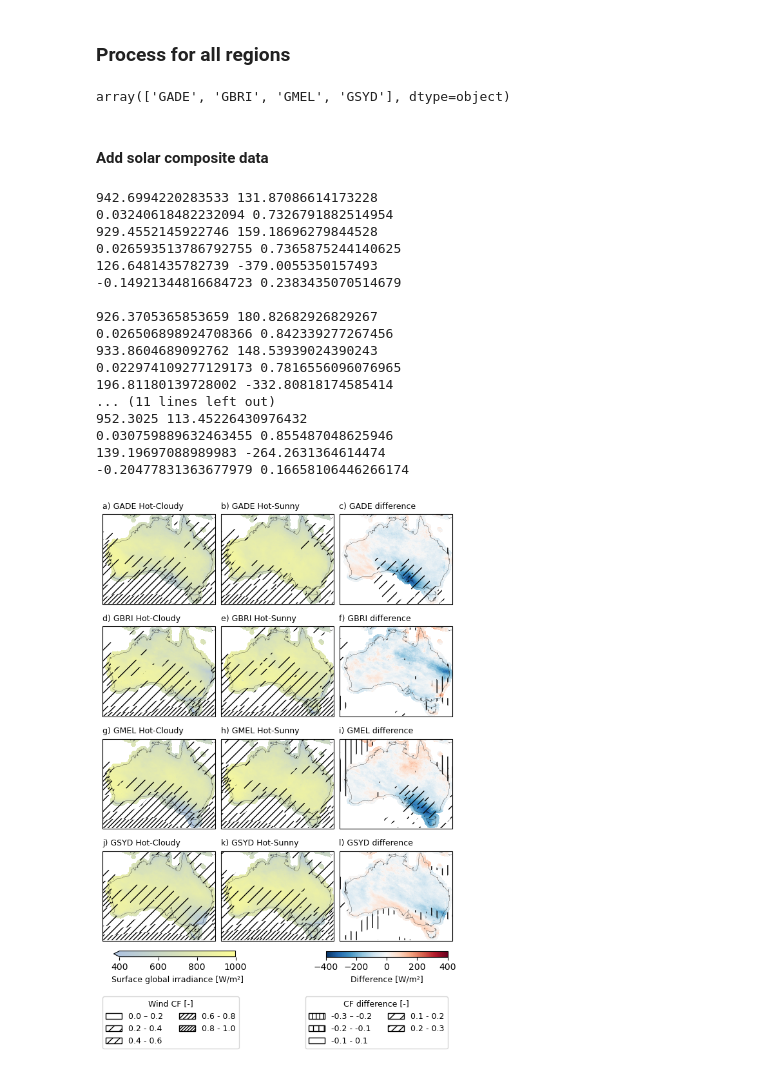
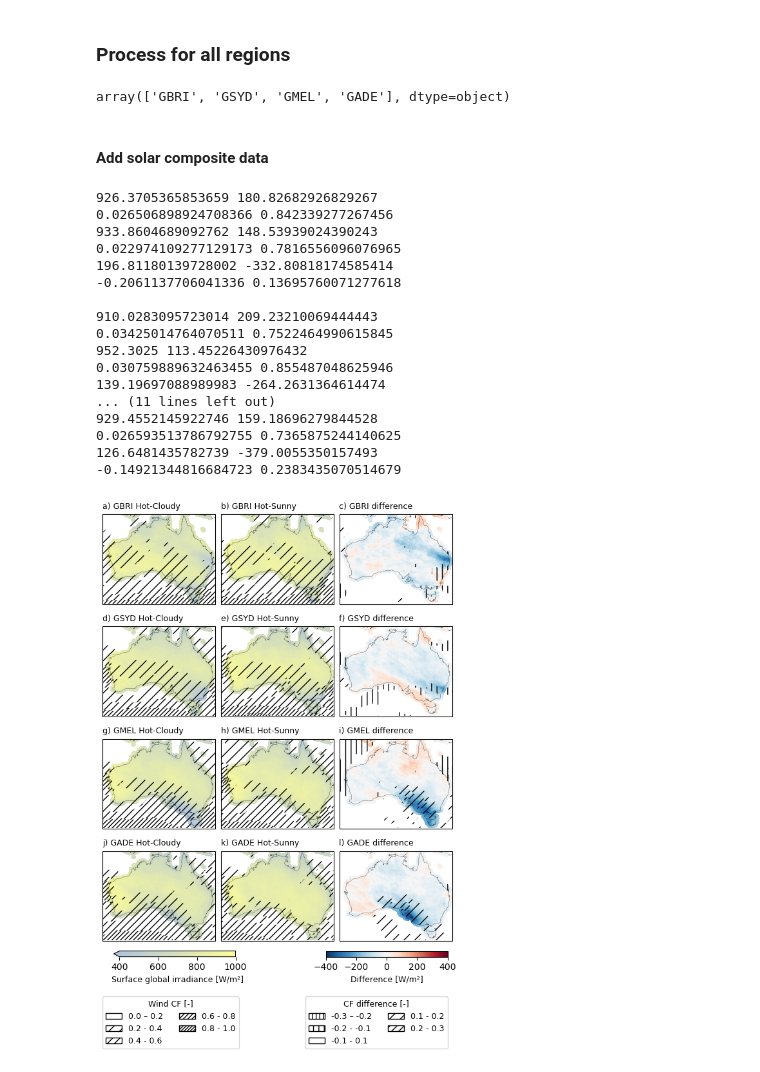
Before and after one commit to 21centuryweather/hot-cloudy, a Jupyter notebook: notebooks/wind_resource_composites.ipynb, the cells around one changed output. Saved outputs shown, nothing was run; the diff lists cells and outputs as text; code cells hidden in the pictures.

Commit message:
Switched region order

```diff
--- a/notebooks/wind_resource_composites.ipynb
+++ b/notebooks/wind_resource_composites.ipynb
@@ -89,15 +89,16 @@ def capacity_factor(W):
 # %%
 regions = np.unique(events["region"])
 # %%
-regions[[1,2,4,5]]
+regions = regions[[2, 5, 4, 1]]
+regions
 # %% [output]
-array(['GADE', 'GBRI', 'GMEL', 'GSYD'], dtype=object)
+array(['GBRI', 'GSYD', 'GMEL', 'GADE'], dtype=object)
 # %%
 # If we need to compute the composites
 compute = False
 # %%
 composite_data = {}
-for region in regions[[1,2,4,5]]:
+for region in regions:
     composite_data[region] = {}
 
     if compute:
@@ -174,7 +175,7 @@ cartopy.config['data_dir'] = '/g/data/w42/dr6273/work/data/cartopy-data/'
 #### Add solar composite data
 # %%
 solar_composite_data = {}
-for region in regions[[1,2,4,5]]:
+for region in regions:
     solar_composite_data[region] = {}
 
     # Read in composite data
@@ -245,7 +246,7 @@ diff_levels = [i for i in diff_levels if i != 0]
 diff_hatches = ["|||", "||", "", "//", "///"]
 
 plot_count = 0
-for i, r in enumerate(regions[[1,2,4,5]][:]):
+for i, r in enumerate(regions):
 
     # ========== Hot-cloudy ===========
     # Solar
@@ -365,40 +366,40 @@ hatch_labels = [
     "0.2 - 0.3"
 ]
 
 hatch_handles = [
     mpatches.Patch(facecolor='white', hatch=diff_hatches[i], label=hatch_labels[i], edgecolor='black')
     for i in range(5)
 ]
 
 ax[3,2].legend(
     handles=hatch_handles,
     title="CF difference [-]",
     loc=(-0.3, -1.2),
     frameon=True,
     fontsize=9,
     title_fontsize=9,
     ncols=2
 )
 
 plt.subplots_adjust(hspace=0.02, wspace=0.05)
 
 plt.savefig("figs/energy_resource_composites.png", format="png", dpi=400, bbox_inches="tight")
 # %% [output]
-942.6994220283533 131.87086614173228
-0.03240618482232094 0.7326791882514954
-929.4552145922746 159.18696279844528
-0.026593513786792755 0.7365875244140625
-126.6481435782739 -379.0055350157493
--0.14921344816684723 0.2383435070514679
-
 926.3705365853659 180.82682926829267
 0.026506898924708366 0.842339277267456
 933.8604689092762 148.53939024390243
 0.022974109277129173 0.7816556096076965
 196.81180139728002 -332.80818174585414
-... (11 lines left out)
+-0.2061137706041336 0.13695760071277618
+
+910.0283095723014 209.23210069444443
+0.03425014764070511 0.7522464990615845
 952.3025 113.45226430976432
 0.030759889632463455 0.855487048625946
 139.19697088989983 -264.2631364614474
--0.20477831363677979 0.16658106446266174
+... (11 lines left out)
+929.4552145922746 159.18696279844528
+0.026593513786792755 0.7365875244140625
+126.6481435782739 -379.0055350157493
+-0.14921344816684723 0.2383435070514679
-[figure, old version]
+[figure, new version]
```
Also changed, not shown: 1 other file.
